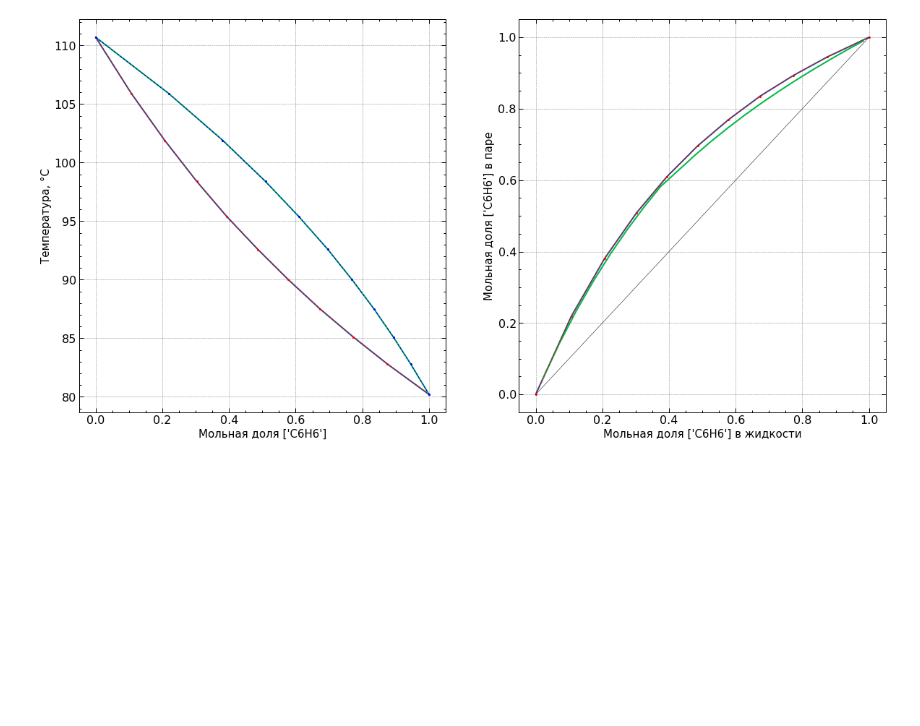
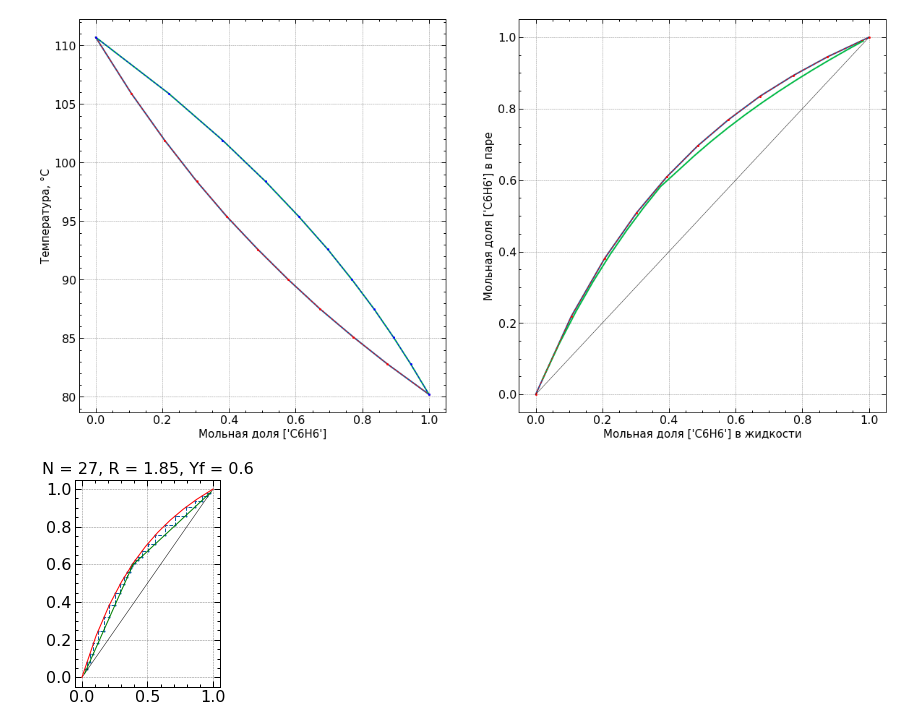
Before and after one commit to kdavjd/rectification_project, a Jupyter notebook: plate_column.ipynb, the cells around one changed output. Cells and saved outputs as stored; diff of their text form; code cells hidden in the pictures; blank space fills up the shorter version.

```diff
--- a/plate_column.ipynb
+++ b/plate_column.ipynb
@@ -372,3 +372,18 @@ axes2.set_xlabel(f'Мольная доля {A_name} в жидкости', fontsi
 # %% [output]
 Text(0.5, 0, "Мольная доля ['C6H6'] в жидкости")
 [figure]
+# %%
+
+
+R,Ngraf = clc.get_range_phlegm_number(
+    balance['yf'],
+    balance['xw'],
+    balance['xf'],
+    balance['xp'],
+    balance['Rmin'],
+    xy_diagram,
+    diagram,
+    Bt_range=1,
+    plot_lines='True')
+# %% [output]
+[figure, added]
```
Also changed, not shown: parts of 1 cell of this notebook, 3 other files.
